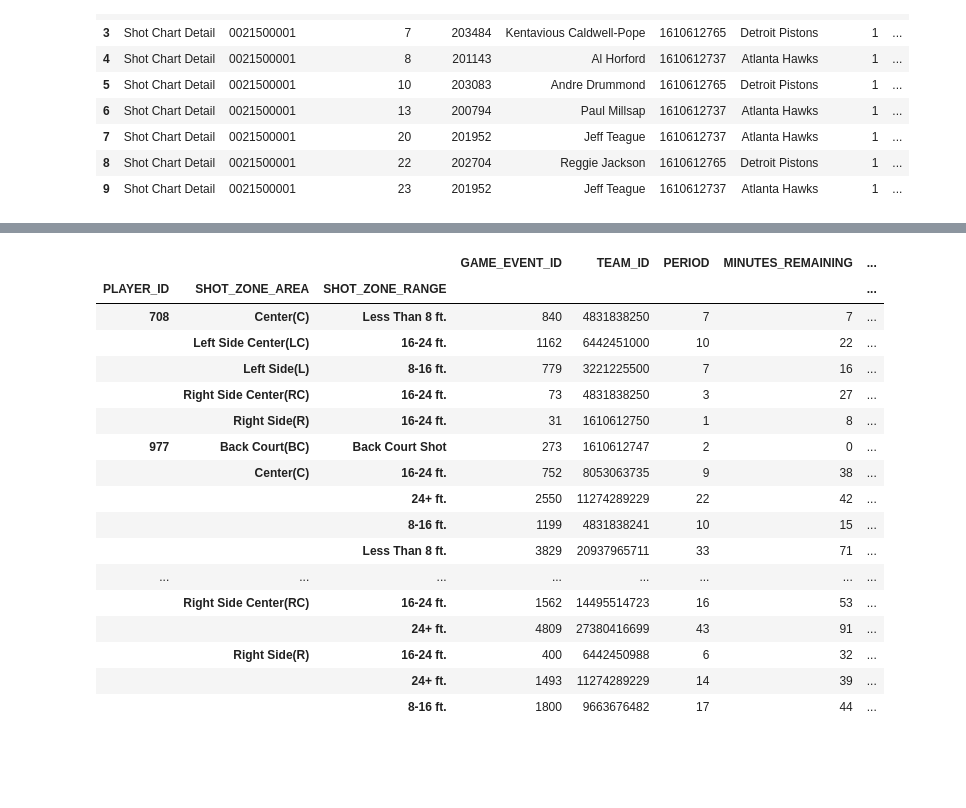
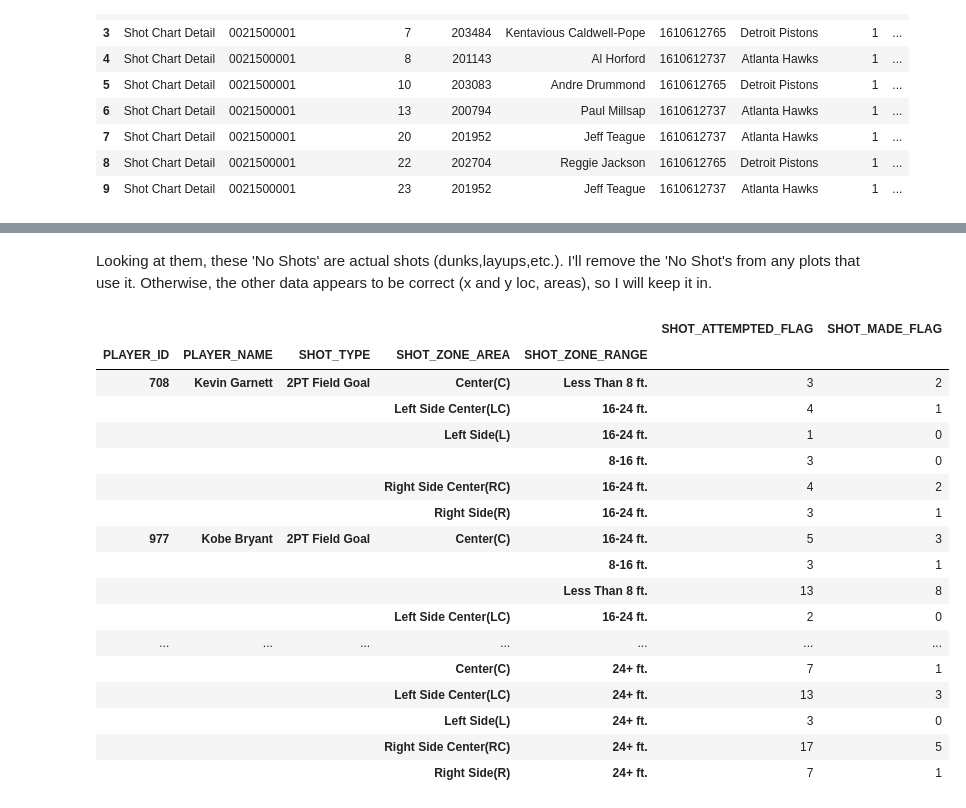
Before and after one commit to btq/nba_stats, a Jupyter notebook: NBA_shot_charts.ipynb, the cells around one changed output, grey strips where cells are left out. Saved outputs shown, nothing was run; the diff lists cells and outputs as text; code cells hidden in the pictures; blank space fills up the shorter version.

```diff
--- a/NBA_shot_charts.ipynb
+++ b/NBA_shot_charts.ipynb
@@ -290,22 +395,25 @@ player_shot_df.head(10)
+# %% [markdown]
+Looking at them, these 'No Shots' are actual shots (dunks,layups,etc.). I'll remove the 'No Shot's from any plots that use it. Otherwise, the other data appears to be correct (x and y loc, areas), so I will keep it in.
 # %%
-TEMP=player_shot_df.groupby(['PLAYER_ID','SHOT_ZONE_AREA','SHOT_ZONE_RANGE']).sum()
-TEMP.head(20)
+keepfields = ['PLAYER_ID','PLAYER_NAME','SHOT_TYPE','SHOT_ZONE_AREA','SHOT_ZONE_RANGE','SHOT_ATTEMPTED_FLAG','SHOT_MADE_FLAG']
+TEMP=player_shot_df[keepfields].groupby(['PLAYER_ID','PLAYER_NAME','SHOT_TYPE','SHOT_ZONE_AREA','SHOT_ZONE_RANGE']).sum()
+TEMP.head(21)
 # %% [output]
-|  |  |  | GAME_EVENT_ID | TEAM_ID | PERIOD | MINUTES_REMAINING | ... |
-| PLAYER_ID | SHOT_ZONE_AREA | SHOT_ZONE_RANGE |  |  |  |  | ... |
-| 708 | Center(C) | Less Than 8 ft. | 840 | 4831838250 | 7 | 7 | ... |
-|  | Left Side Center(LC) | 16-24 ft. | 1162 | 6442451000 | 10 | 22 | ... |
-|  | Left Side(L) | 8-16 ft. | 779 | 3221225500 | 7 | 16 | ... |
-|  | Right Side Center(RC) | 16-24 ft. | 73 | 4831838250 | 3 | 27 | ... |
-|  | Right Side(R) | 16-24 ft. | 31 | 1610612750 | 1 | 8 | ... |
-| 977 | Back Court(BC) | Back Court Shot | 273 | 1610612747 | 2 | 0 | ... |
-|  | Center(C) | 16-24 ft. | 752 | 8053063735 | 9 | 38 | ... |
-|  |  | 24+ ft. | 2550 | 11274289229 | 22 | 42 | ... |
-|  |  | 8-16 ft. | 1199 | 4831838241 | 10 | 15 | ... |
-|  |  | Less Than 8 ft. | 3829 | 20937965711 | 33 | 71 | ... |
-| ... | ... | ... | ... | ... | ... | ... | ... |
-|  | Right Side Center(RC) | 16-24 ft. | 1562 | 14495514723 | 16 | 53 | ... |
-|  |  | 24+ ft. | 4809 | 27380416699 | 43 | 91 | ... |
-|  | Right Side(R) | 16-24 ft. | 400 | 6442450988 | 6 | 32 | ... |
-|  |  | 24+ ft. | 1493 | 11274289229 | 14 | 39 | ... |
-|  |  | 8-16 ft. | 1800 | 9663676482 | 17 | 44 | ... |
+|  |  |  |  |  | SHOT_ATTEMPTED_FLAG | SHOT_MADE_FLAG |
+| PLAYER_ID | PLAYER_NAME | SHOT_TYPE | SHOT_ZONE_AREA | SHOT_ZONE_RANGE |  |  |
+| 708 | Kevin Garnett | 2PT Field Goal | Center(C) | Less Than 8 ft. | 3 | 2 |
+|  |  |  | Left Side Center(LC) | 16-24 ft. | 4 | 1 |
+|  |  |  | Left Side(L) | 16-24 ft. | 1 | 0 |
+|  |  |  |  | 8-16 ft. | 3 | 0 |
+|  |  |  | Right Side Center(RC) | 16-24 ft. | 4 | 2 |
+|  |  |  | Right Side(R) | 16-24 ft. | 3 | 1 |
+| 977 | Kobe Bryant | 2PT Field Goal | Center(C) | 16-24 ft. | 5 | 3 |
+|  |  |  |  | 8-16 ft. | 3 | 1 |
+|  |  |  |  | Less Than 8 ft. | 13 | 8 |
+|  |  |  | Left Side Center(LC) | 16-24 ft. | 2 | 0 |
+| ... | ... | ... | ... | ... | ... | ... |
+|  |  |  | Center(C) | 24+ ft. | 7 | 1 |
+|  |  |  | Left Side Center(LC) | 24+ ft. | 13 | 3 |
+|  |  |  | Left Side(L) | 24+ ft. | 3 | 0 |
+|  |  |  | Right Side Center(RC) | 24+ ft. | 17 | 5 |
+|  |  |  | Right Side(R) | 24+ ft. | 7 | 1 |
```
Also changed, not shown: parts of 18 cells of this notebook.
